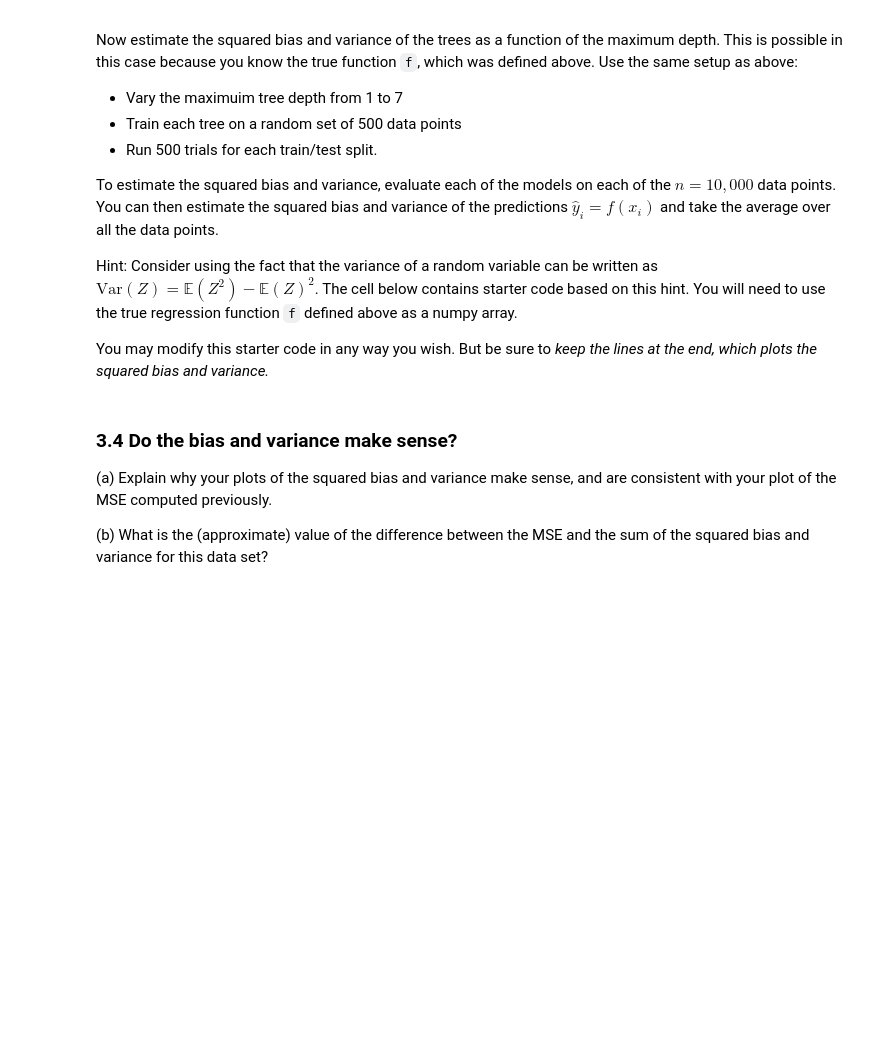
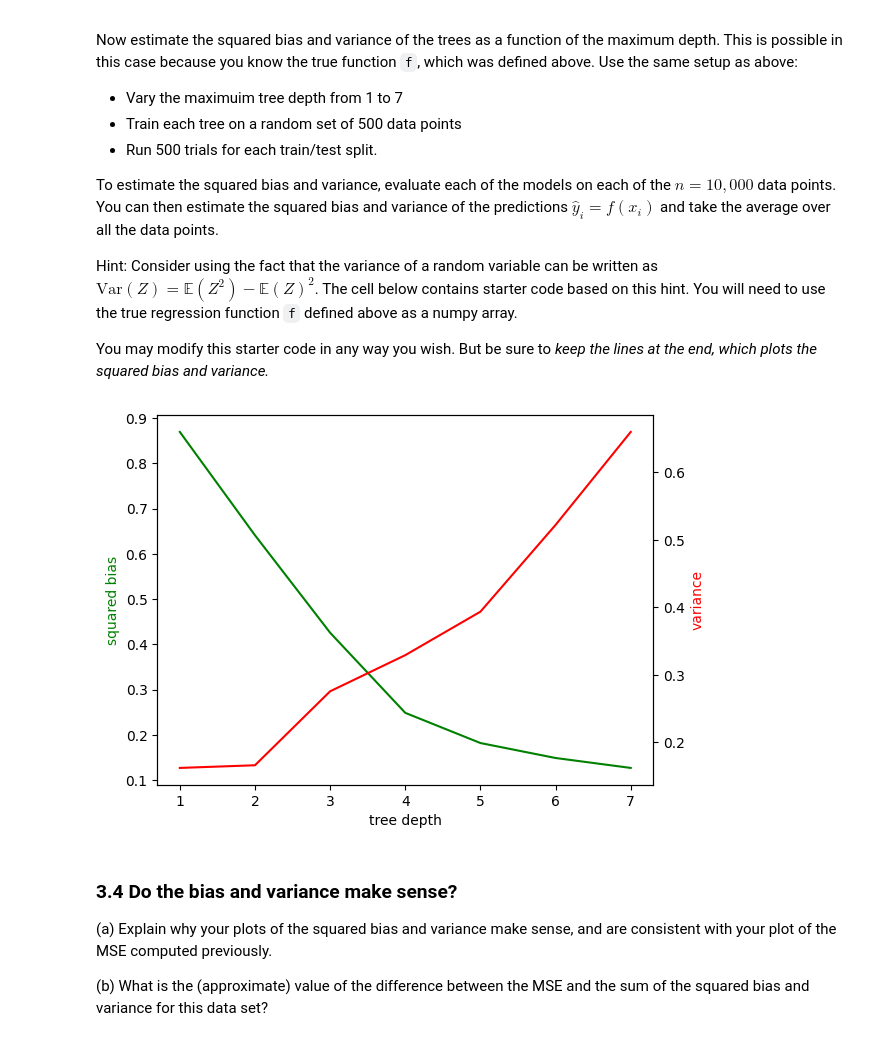
Before and after one commit to tonywhelan6/sds265-sp26, a Jupyter notebook: assignments/assn2/assn2.ipynb, the cells around one changed output. Cells and saved outputs as stored; diff of their text form; code cells hidden in the pictures; blank space fills up the shorter version.

```diff
--- a/assignments/assn2/assn2.ipynb
+++ b/assignments/assn2/assn2.ipynb
@@ -608,29 +688,35 @@ You may modify this starter code in any way you wish. But be sure to *keep the l
 # %%
 trials = 500
 tree_depth = np.arange(1, 8)
 bias_squared = []
 variance = []
 
 from tqdm import tqdm
 for d in tqdm(tree_depth):
     rtree = DecisionTreeRegressor(max_depth=d)
     E_yhat = np.zeros(n)
     E_yhat_squared = np.zeros(n)
     for trial in np.arange(trials):
-        ...
+        X_train, X_test, y_train, y_test = train_test_split(X, y, train_size = 500)
+        rtree.fit(X_train, y_train)
+        yhat = rtree.predict(X)
+        E_yhat += yhat / trials
+        E_yhat_squared += yhat**2 / trials
 
     # just run the following lines (or modify as needed)
     bias_squared.append(np.mean((E_yhat - f)**2))
     variance.append(np.mean(E_yhat_squared - E_yhat**2))
 
 
 fig, ax1 = plt.subplots()
 ax2 = ax1.twinx()
 ax1.plot(tree_depth, bias_squared, 'g-')
 ax2.plot(tree_depth, variance, 'r-')
 ax1.set_xlabel('tree depth')
 ax1.set_ylabel('squared bias', color='g')
 _ = ax2.set_ylabel('variance', color='r')
+# %% [output]
+[figure, added]
 # %% [markdown]
 ### 3.4 Do the bias and variance make sense?
 
```
Also changed, not shown: parts of 26 cells of this notebook.
